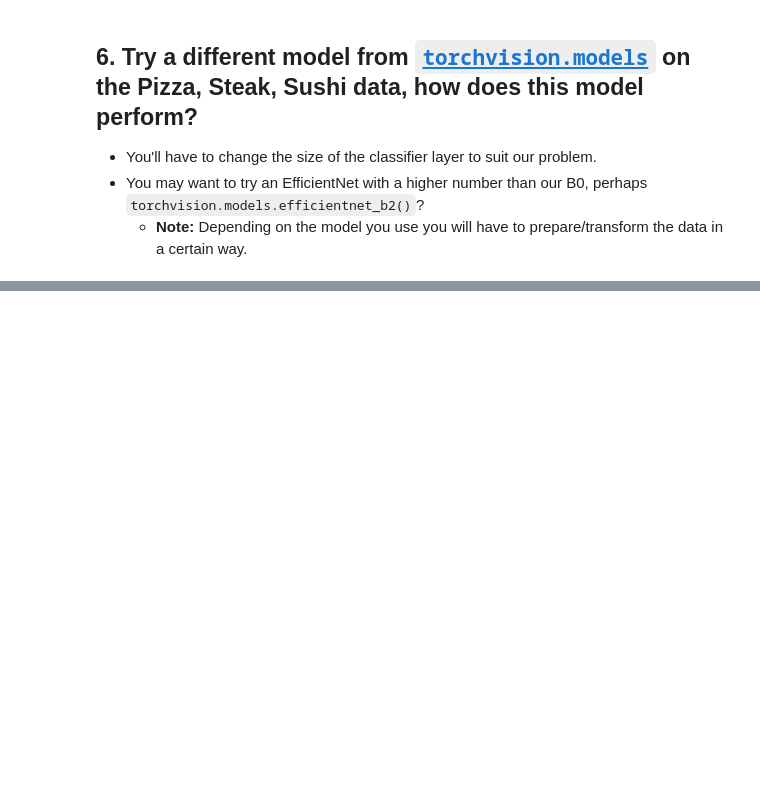
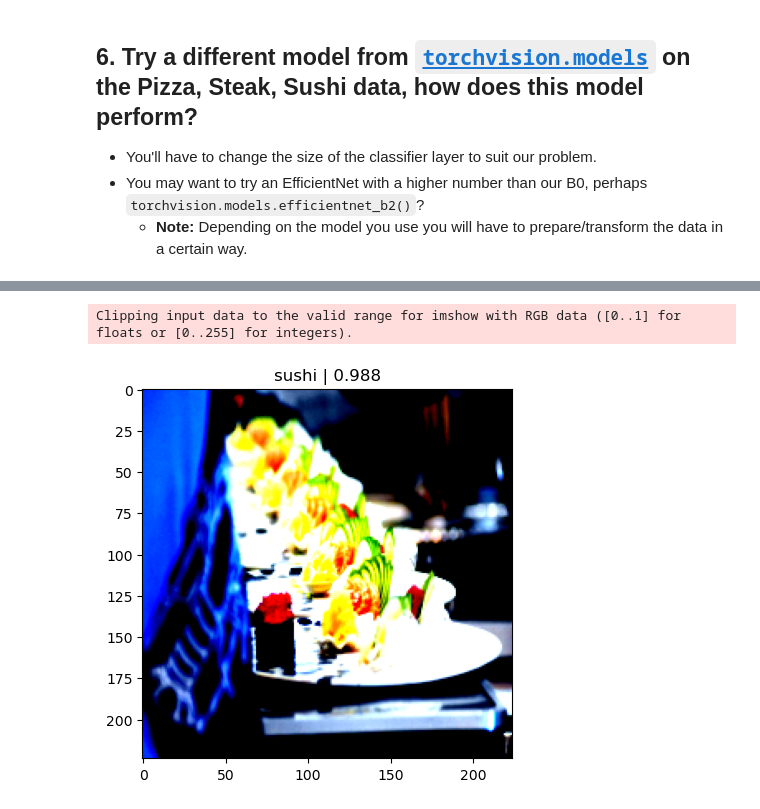
Before and after one commit to devdezzies/deep-learning-with-pytorch, a Jupyter notebook: exercises/06_pytorch_transfer_learning_exercises.ipynb, the cells around one changed output, grey strips where cells are left out. Cells and saved outputs as stored; diff of their text form; code cells hidden in the pictures; blank space fills up the shorter version.

```diff
--- a/exercises/06_pytorch_transfer_learning_exercises.ipynb
+++ b/exercises/06_pytorch_transfer_learning_exercises.ipynb
@@ -475,0 +474,3 @@ Clipping input data to the valid range for imshow with RGB data ([0..1] for floa
+# %%
+model_2 = torchvision.models.efficientnet_b2(pretrained=True).to(device)
+model_2
@@ -475,0 +538,11 @@ Clipping input data to the valid range for imshow with RGB data ([0..1] for floa
+# %%
+torch.manual_seed(42)
+torch.cuda.manual_seed(42)
+
+model_2.classifier = nn.Sequential(
+    nn.Dropout(p=0.2, inplace=True),
+    nn.Linear(in_features=1408,
+              out_features=len(class_names),
+              bias=True)
+).to(device)
+model_2
@@ -475,0 +581,6 @@ Clipping input data to the valid range for imshow with RGB data ([0..1] for floa
+# %%
+pred_and_plot(model=model_2, image_path="https://images.unsplash.com/photo-1714836404984-ba3332bb338e?q=80&w=2070&auto=format&fit=crop&ixlib=rb-4.0.3&ixid=M3wxMjA3fDB8MHxwaG90by1wYWdlfHx8fGVufDB8fHx8fA%3D%3D",
+                transform=simple_transform, class_names=class_names)
+# %% [output]
+Clipping input data to the valid range for imshow with RGB data ([0..1] for floats or [0..255] for integers).
+[figure, added]
```
Also changed, not shown: parts of 15 cells of this notebook.
